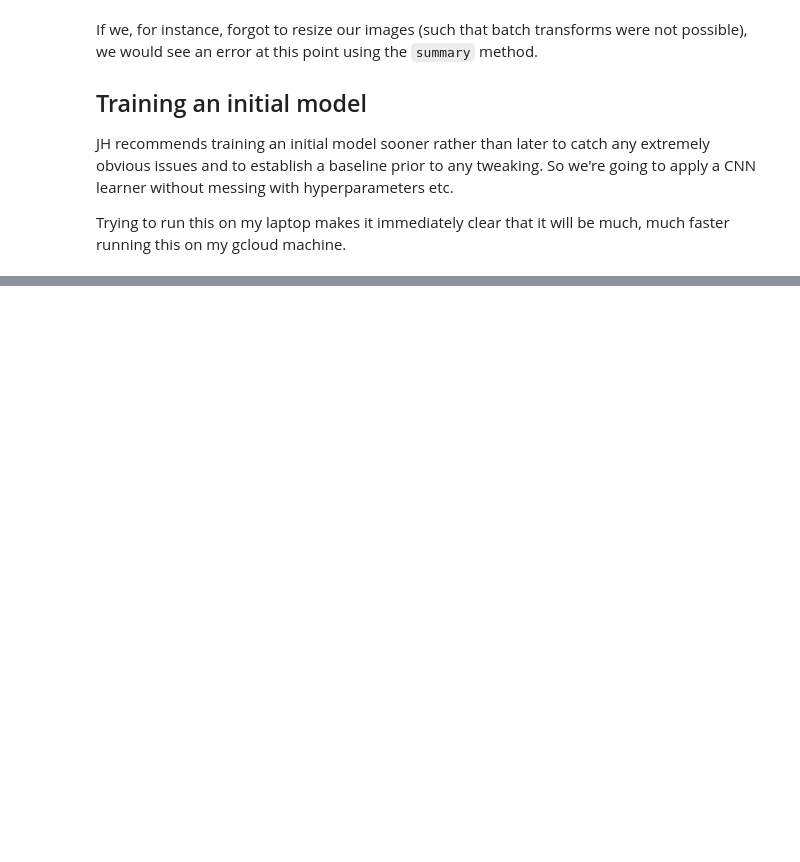
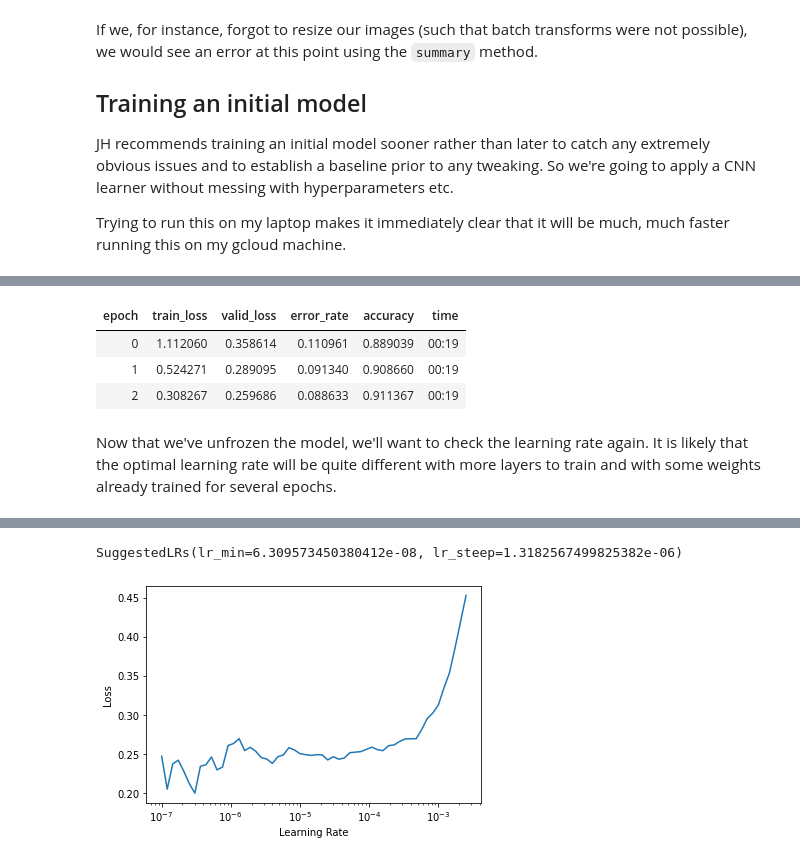
Before and after one commit to djliden/deep_learning_practice, a Jupyter notebook: notebooks/ch5_image_classification.ipynb, the cells around one changed output, grey strips where cells are left out. Drawn from its saved outputs; the diff is of its cells as text; code cells hidden in the pictures; blank space fills up the shorter version.

```diff
--- a/notebooks/ch5_image_classification.ipynb
+++ b/notebooks/ch5_image_classification.ipynb
@@ -95,0 +182,8 @@ learn.fine_tune(2)
+# %%
+learn = cnn_learner(dls, resnet34, metrics=[error_rate, accuracy])
+learn.fit_one_cycle(3, 3e-3)
+# %% [output]
+| epoch | train_loss | valid_loss | error_rate | accuracy | time |
+| 0 | 1.112060 | 0.358614 | 0.110961 | 0.889039 | 00:19 |
+| 1 | 0.524271 | 0.289095 | 0.091340 | 0.908660 | 00:19 |
+| 2 | 0.308267 | 0.259686 | 0.088633 | 0.911367 | 00:19 |
@@ -95,0 +193,5 @@ learn.fine_tune(2)
+# %% [markdown]
+Now that we've unfrozen the model, we'll want to check the learning rate again. It is likely that the optimal learning rate will be quite different with more layers to train and with some weights already trained for several epochs.
+# %%
+learn.lr_find()
+# %% [output]
@@ -95,0 +199,2 @@ learn.fine_tune(2)
+SuggestedLRs(lr_min=6.309573450380412e-08, lr_steep=1.3182567499825382e-06)
+[figure, added]
```
Also changed, not shown: parts of 25 cells of this notebook, 1 other file.
